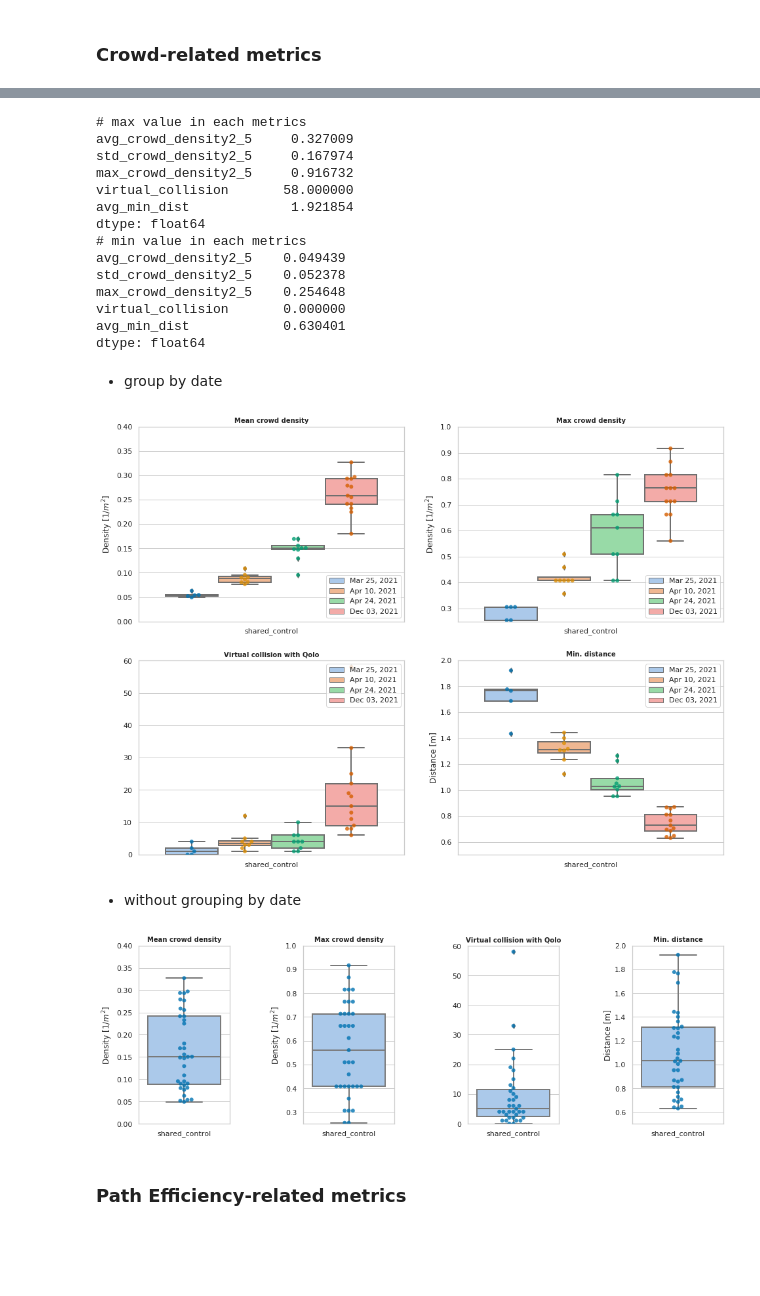
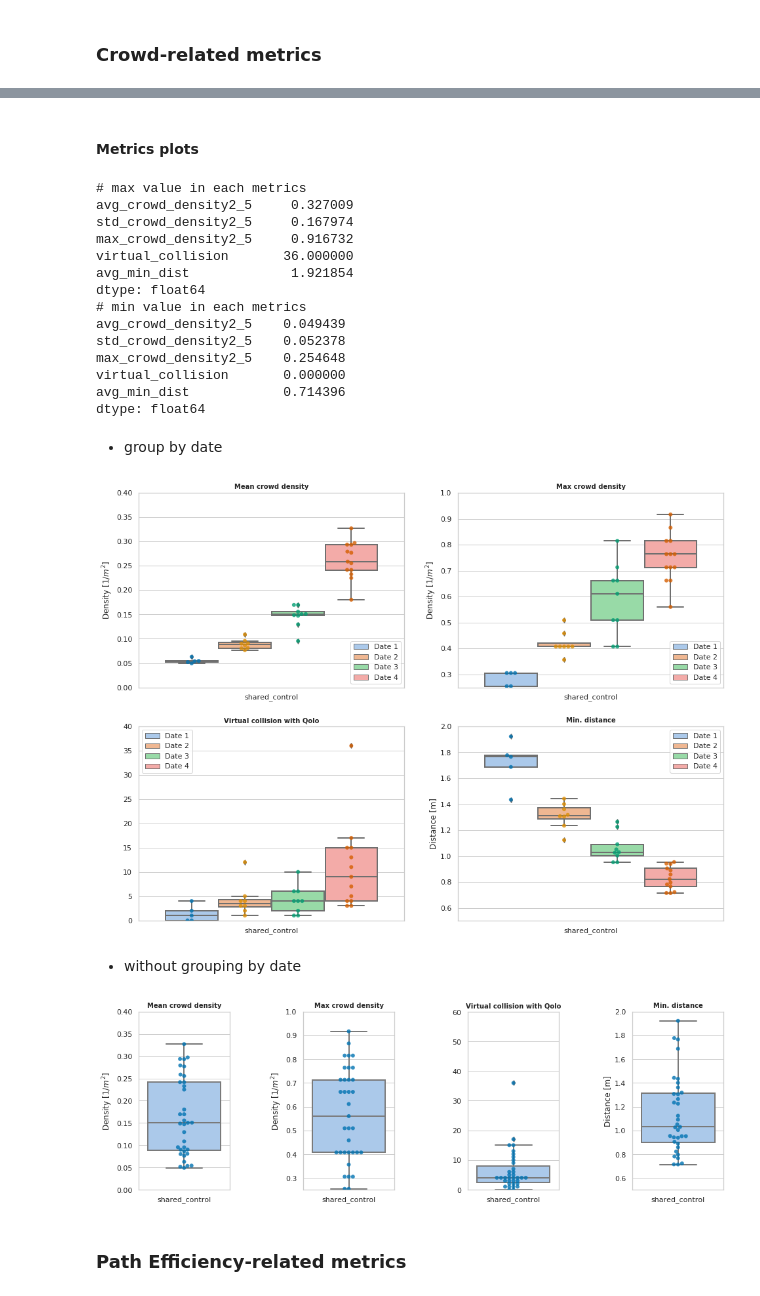
Before and after one commit to epfl-lasa/crowdbot-evaluation-tools, a Jupyter notebook: notebooks/comprehensive_eval_ver2.ipynb, the cells around one changed output, grey strips where cells are left out. Saved outputs shown, nothing was run; the diff lists cells and outputs as text; code cells hidden in the pictures; blank space fills up the shorter version.

```diff
--- a/notebooks/comprehensive_eval_ver2.ipynb
+++ b/notebooks/comprehensive_eval_ver2.ipynb
@@ -1982,11 +1982,12 @@ for eval_dir in eval_dirs:
     )
 
     # Filter path_length2goal less than 5 meter
-    eval_df = eval_df[eval_df.path_length2goal >= 5.0]
+    eval_df_ = eval_df[eval_df.path_length2goal >= 5.0]
+    print("Filtered/All: {}/{}".format(len(eval_df_), len(eval_df)))
     # add date col
-    eval_df['date'] = [date] * len(eval_df)
+    eval_df_['date'] = [date] * len(eval_df_)
 
-    frames.append(eval_df)
+    frames.append(eval_df_)
 
 eval_res_df = pd.concat(frames, ignore_index=True)
 # %% [output]
@@ -2010,3 +2077,5 @@ crowd_metrics_df = eval_res_df[['seq', 'control_type'] + list(crowd_metrics) + [
+# %% [markdown]
+#### Metrics plots
 # %%
 print("# max value in each metrics")
 print(crowd_metrics_df.max(numeric_only=True))
@@ -2017,7 +2086,7 @@ print(crowd_metrics_df.min(numeric_only=True))
 avg_crowd_density2_5     0.327009
 std_crowd_density2_5     0.167974
 max_crowd_density2_5     0.916732
-virtual_collision       58.000000
+virtual_collision       36.000000
 avg_min_dist             1.921854
 dtype: float64
 # min value in each metrics
@@ -2025,7 +2094,7 @@ avg_crowd_density2_5    0.049439
 std_crowd_density2_5    0.052378
 max_crowd_density2_5    0.254648
 virtual_collision       0.000000
-avg_min_dist            0.630401
+avg_min_dist            0.714396
 dtype: float64
 # %% [markdown]
 - group by date
@@ -2043,7 +2112,8 @@ categorical_plot(
     ylabel='Density [1/$m^2$]',
     ylim=[0.00, 0.4],
     kind='box',
-    lgd_labels=['Mar 25, 2021', 'Apr 10, 2021', 'Apr 24, 2021', 'Dec 03, 2021'],
+    # lgd_labels=['Mar 25, 2021', 'Apr 10, 2021', 'Apr 24, 2021', 'Dec 03, 2021'],
+    lgd_labels=['Date 1', 'Date 2', 'Date 3', 'Date 4'],
     group='date',
     titlefontsz=10,
 )
@@ -2058,7 +2128,8 @@ categorical_plot(
     ylabel='Density [1/$m^2$]',
     ylim=[0.25, 1.0],
     kind='box',
-    lgd_labels=['Mar 25, 2021', 'Apr 10, 2021', 'Apr 24, 2021', 'Dec 03, 2021'],
+    # lgd_labels=['Mar 25, 2021', 'Apr 10, 2021', 'Apr 24, 2021', 'Dec 03, 2021'],
+    lgd_labels=['Date 1', 'Date 2', 'Date 3', 'Date 4'],
     group='date',
     titlefontsz=10,
 )
@@ -2084,38 +2155,40 @@ categorical_plot(
     metric='virtual_collision',
     catogory='control_type',
     title='Virtual collision with Qolo',
     xlabel='',
     ylabel='',
-    ylim=[-0.1, 60.1],
+    ylim=[-0.1, 40],
     kind='box',
-    lgd_labels=['Mar 25, 2021', 'Apr 10, 2021', 'Apr 24, 2021', 'Dec 03, 2021'],
+    # lgd_labels=['Mar 25, 2021', 'Apr 10, 2021', 'Apr 24, 2021', 'Dec 03, 2021'],
+    lgd_labels=['Date 1', 'Date 2', 'Date 3', 'Date 4'],
     group='date',
     titlefontsz=10,
-    loc='upper right',
+    loc='upper left',
 )
 
 categorical_plot(
     axes=axes[1, 1],
     df=crowd_metrics_df,
     metric='avg_min_dist',
     catogory='control_type',
     # title='Min. distance of Pedestrain from qolo',
     title='Min. distance',
     xlabel='',
     ylabel='Distance [m]',
     ylim=[0.5, 2.0],
     kind='box',
-    lgd_labels=['Mar 25, 2021', 'Apr 10, 2021', 'Apr 24, 2021', 'Dec 03, 2021'],
+    # lgd_labels=['Mar 25, 2021', 'Apr 10, 2021', 'Apr 24, 2021', 'Dec 03, 2021'],
+    lgd_labels=['Date 1', 'Date 2', 'Date 3', 'Date 4'],
     group='date',
     titlefontsz=10,
     loc='upper right',
 )
 
 plt.savefig("./pdf/all_shared_control_crowd_grouped.pdf", dpi=300)
 
 plt.show()
 # %% [output]
-[figure, old version]
+[figure, new version]
 # %%
 plt.close()
 # %% [markdown]
@@ -2206,7 +2279,7 @@ plt.savefig("./pdf/all_shared_control_crowd_nogrouped.pdf", dpi=300)
 
 plt.show()
 # %% [output]
-[figure, old version]
+[figure, new version]
 # %%
 plt.close()
 # %% [markdown]
```
Also changed, not shown: parts of 15 cells of this notebook, 20 other files.
